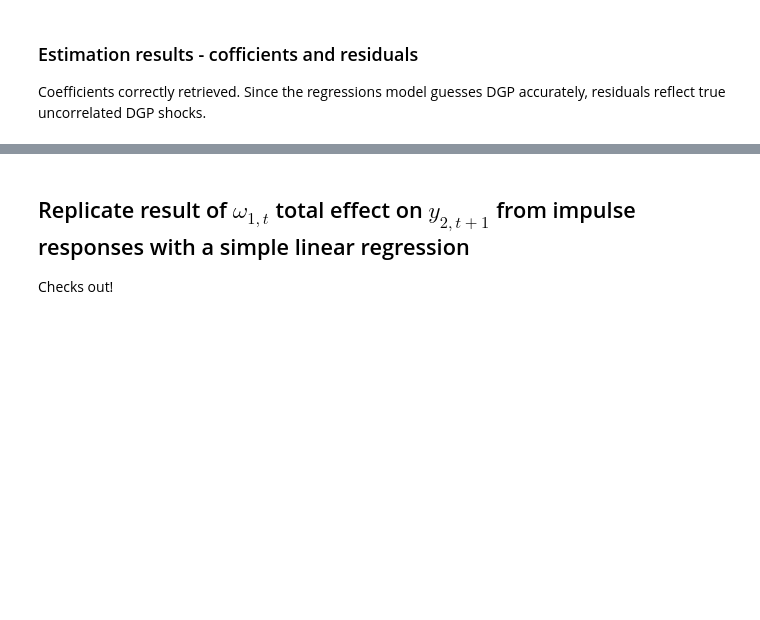
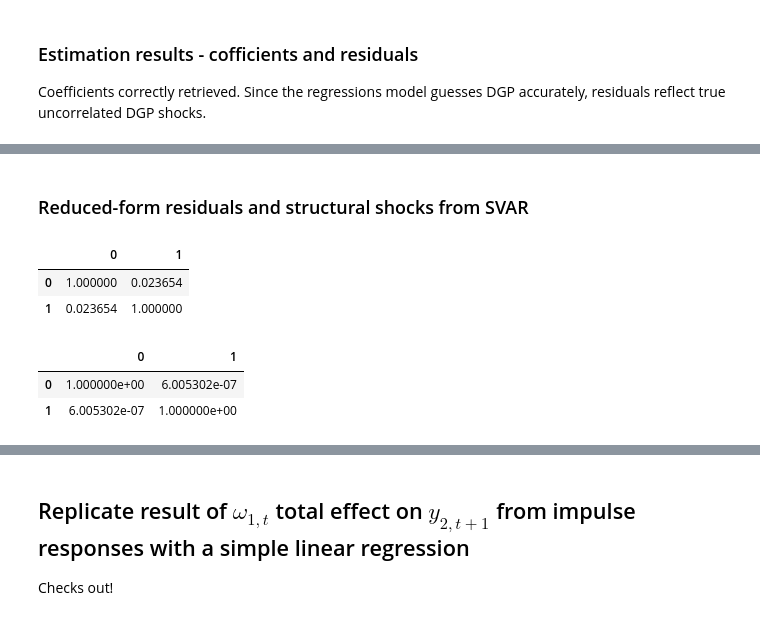
Before and after one commit to NoobQuant/Data_Science_Projects, a Jupyter notebook: stats/causality/ts_causality_1.ipynb, the cells around one changed output, grey strips where cells are left out. Saved outputs shown, nothing was run; the diff lists cells and outputs as text; code cells hidden in the pictures; blank space fills up the shorter version.

```diff
--- a/stats/causality/ts_causality_1.ipynb
+++ b/stats/causality/ts_causality_1.ipynb
@@ -194,3 +201,17 @@ Correlation matrix of residuals
             y1        y2
 y1    1.000000  0.023654
 y2    0.023654  1.000000
+# %% [markdown]
+### Reduced-form residuals and structural shocks from SVAR
+# %%
+display(pd.DataFrame(np.corrcoef(res_svar.resid, rowvar=False)))
+# Put structural shocks into data frame; make sure time index matches as series is of length len(df)-1
+resid_structural = pd.DataFrame(np.matmul(res_svar.A, res_svar.resid.T).T, columns=df.columns, index=list(range(1, len(res_svar.resid)+1)))
+display(pd.DataFrame(np.corrcoef(resid_structural, rowvar=False)))
+# %% [output]
+|  | 0 | 1 |
+| 0 | 1.000000 | 0.023654 |
+| 1 | 0.023654 | 1.000000 |
+|  | 0 | 1 |
+| 0 | 1.000000e+00 | 6.005302e-07 |
+| 1 | 6.005302e-07 | 1.000000e+00 |
```
Also changed, not shown: parts of 14 cells of this notebook.
